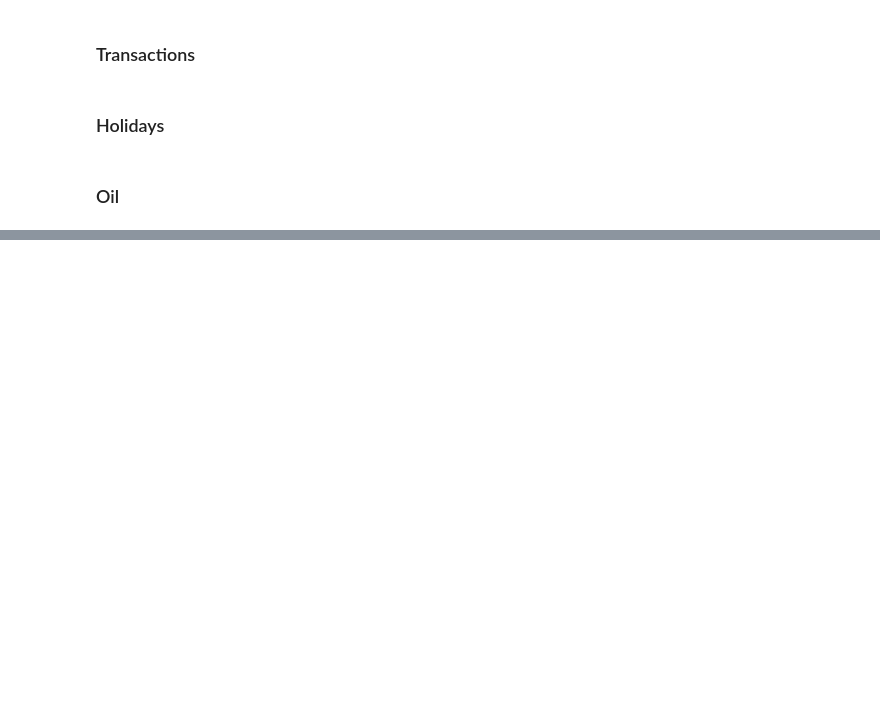
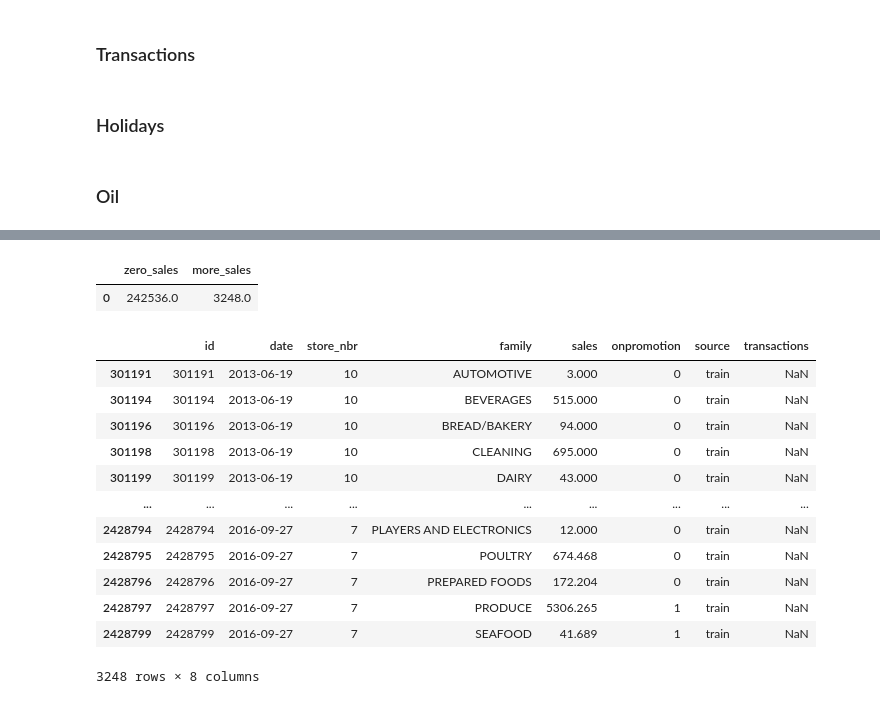
Before and after one commit to gavrilovAlikhan/ML-Practice, a Jupyter notebook: Store Sales/store_sales.ipynb, the cells around one changed output, grey strips where cells are left out. Drawn from its saved outputs; the diff is of its cells as text; code cells hidden in the pictures; blank space fills up the shorter version.

```diff
--- a/Store Sales/store_sales.ipynb
+++ b/Store Sales/store_sales.ipynb
@@ -173,2 +235,2 @@ len(df)
 # %%
-df.merge(transactions_df, on=['date', 'store_nbr'], how='left')
+temp_df = train_df.merge(transactions_df, on=['date', 'store_nbr'], how='left')
@@ -174,0 +246,27 @@ df.merge(transactions_df, on=['date', 'store_nbr'], how='left')
+# %%
+duckdb.sql("""--sql
+    SELECT
+        SUM(CASE WHEN sales = 0 THEN 1 ELSE 0 END) AS zero_sales,
+        SUM(CASE WHEN sales > 0 THEN 1 ELSE 0 END) AS more_sales
+    FROM temp_df
+    WHERE transactions IS NULL
+""").df()
+# %% [output]
+|  | zero_sales | more_sales |
+| 0 | 242536.0 | 3248.0 |
+# %%
+temp_df.loc[(temp_df['sales'] > 0) & (temp_df['transactions'].isna())]
+# %% [output]
+|  | id | date | store_nbr | family | sales | onpromotion | source | transactions |
+| 301191 | 301191 | 2013-06-19 | 10 | AUTOMOTIVE | 3.000 | 0 | train | NaN |
+| 301194 | 301194 | 2013-06-19 | 10 | BEVERAGES | 515.000 | 0 | train | NaN |
+| 301196 | 301196 | 2013-06-19 | 10 | BREAD/BAKERY | 94.000 | 0 | train | NaN |
+| 301198 | 301198 | 2013-06-19 | 10 | CLEANING | 695.000 | 0 | train | NaN |
+| 301199 | 301199 | 2013-06-19 | 10 | DAIRY | 43.000 | 0 | train | NaN |
+| ... | ... | ... | ... | ... | ... | ... | ... | ... |
+| 2428794 | 2428794 | 2016-09-27 | 7 | PLAYERS AND ELECTRONICS | 12.000 | 0 | train | NaN |
+| 2428795 | 2428795 | 2016-09-27 | 7 | POULTRY | 674.468 | 0 | train | NaN |
+| 2428796 | 2428796 | 2016-09-27 | 7 | PREPARED FOODS | 172.204 | 0 | train | NaN |
+| 2428797 | 2428797 | 2016-09-27 | 7 | PRODUCE | 5306.265 | 1 | train | NaN |
+| 2428799 | 2428799 | 2016-09-27 | 7 | SEAFOOD | 41.689 | 1 | train | NaN |
+3248 rows × 8 columns
```
Also changed, not shown: parts of 10 cells of this notebook.
